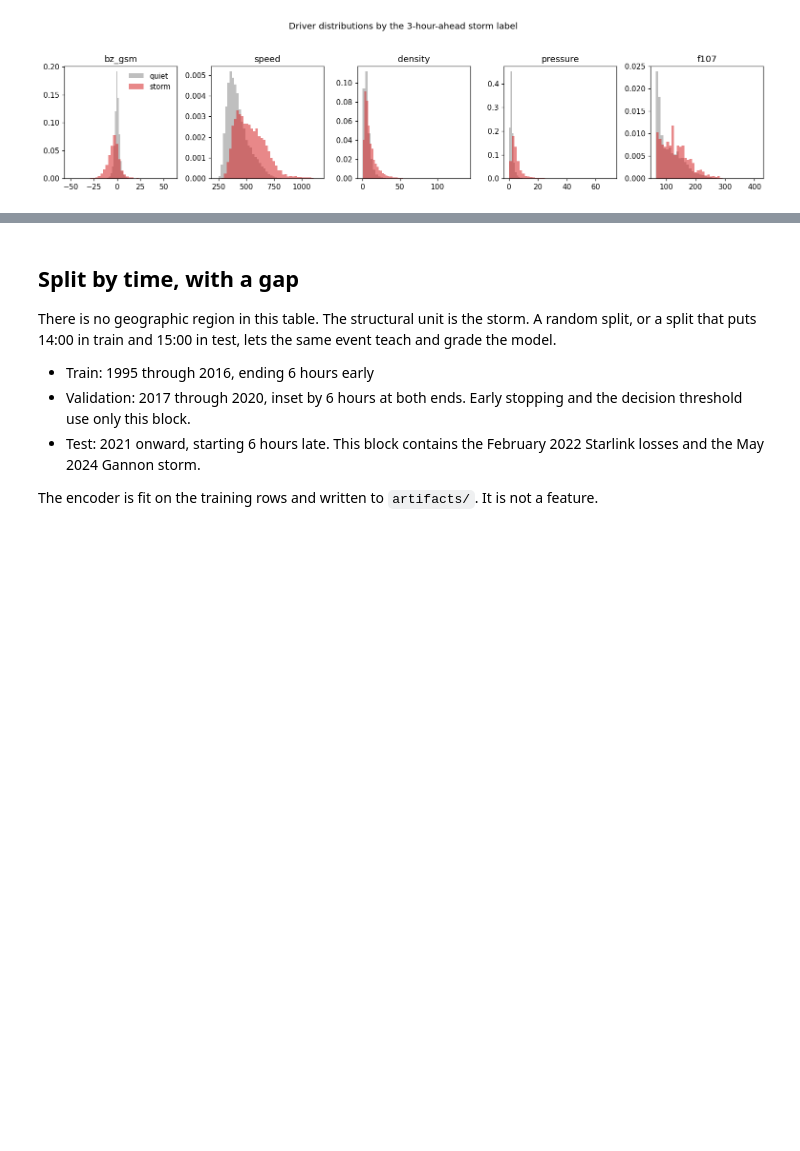
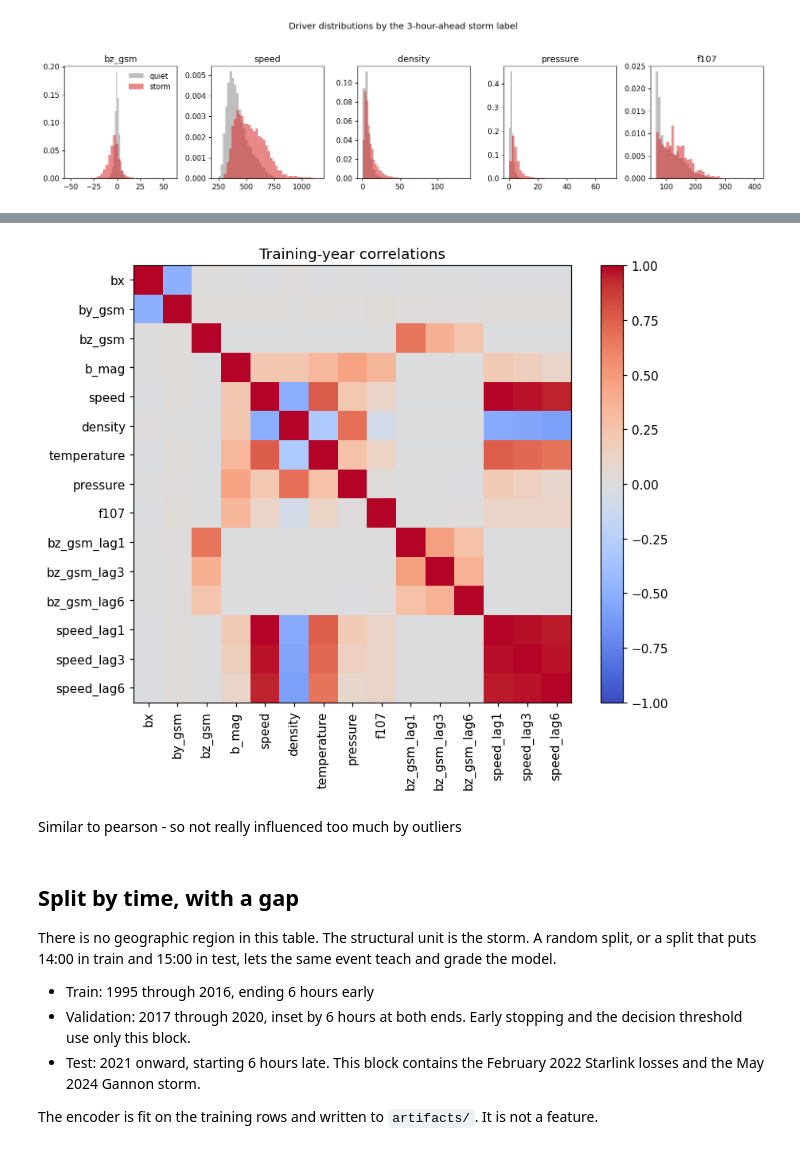
Before and after one commit to w-winnie/SpaceWeather, a Jupyter notebook: notebooks/storm_forecast.ipynb, the cells around one changed output, grey strips where cells are left out. Drawn from its saved outputs; the diff is of its cells as text; code cells hidden in the pictures; blank space fills up the shorter version.

```diff
--- a/notebooks/storm_forecast.ipynb
+++ b/notebooks/storm_forecast.ipynb
@@ -403 +543,4 @@ The correlation matrix is computed on the training years only.
+# %%
+corr = train_years[FEATURE_COLS].corr() #pearson, linear, doesnt deal outliers
+corr_s = train_years[FEATURE_COLS].corr(method="spearman")
 # %%
@@ -423,3 +566,18 @@ Correlation of Ey with -V * Bz on the training years: 1.000
+# %%
+fig, ax = plt.subplots(figsize=(8, 6.5))
+image = ax.imshow(corr_s, cmap="coolwarm", vmin=-1, vmax=1)
+ax.set_xticks(range(len(FEATURE_COLS)))
+ax.set_yticks(range(len(FEATURE_COLS)))
+ax.set_xticklabels(FEATURE_COLS, rotation=90)
+ax.set_yticklabels(FEATURE_COLS)
+fig.colorbar(image, ax=ax, fraction=0.046)
+ax.set_title("Training-year correlations")
+fig.tight_layout()
+plt.show()
+# %% [output]
+[figure, added]
+# %% [markdown]
+Similar to pearson - so not really influenced too much by outliers
 # %% [markdown]
 ## Split by time, with a gap
 
```
Also changed, not shown: parts of 58 cells of this notebook.
